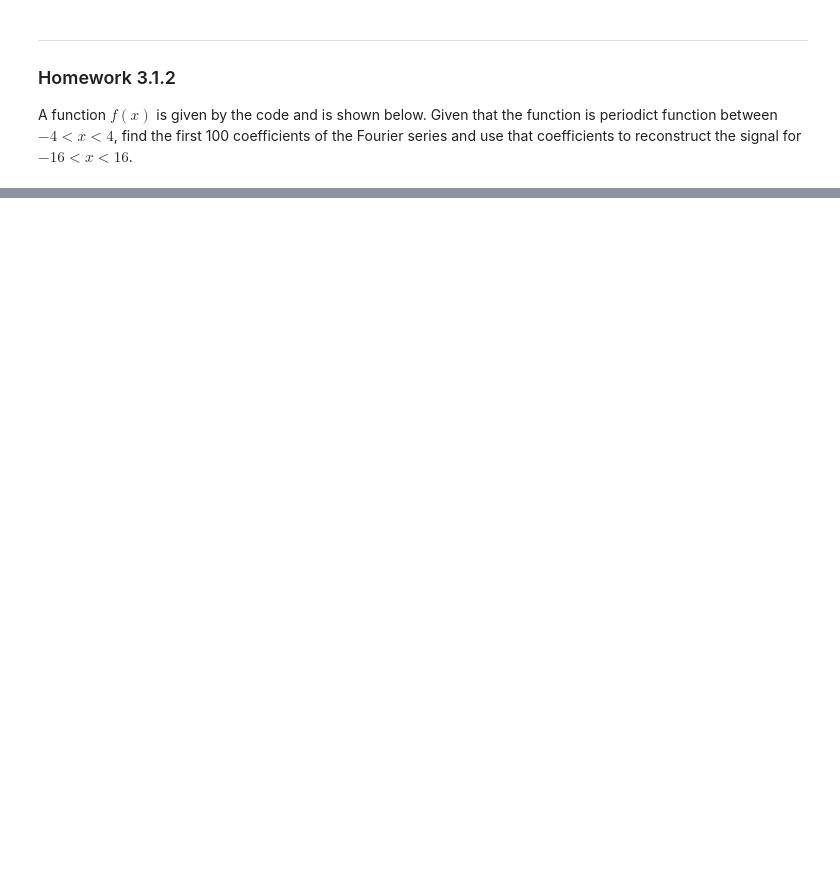
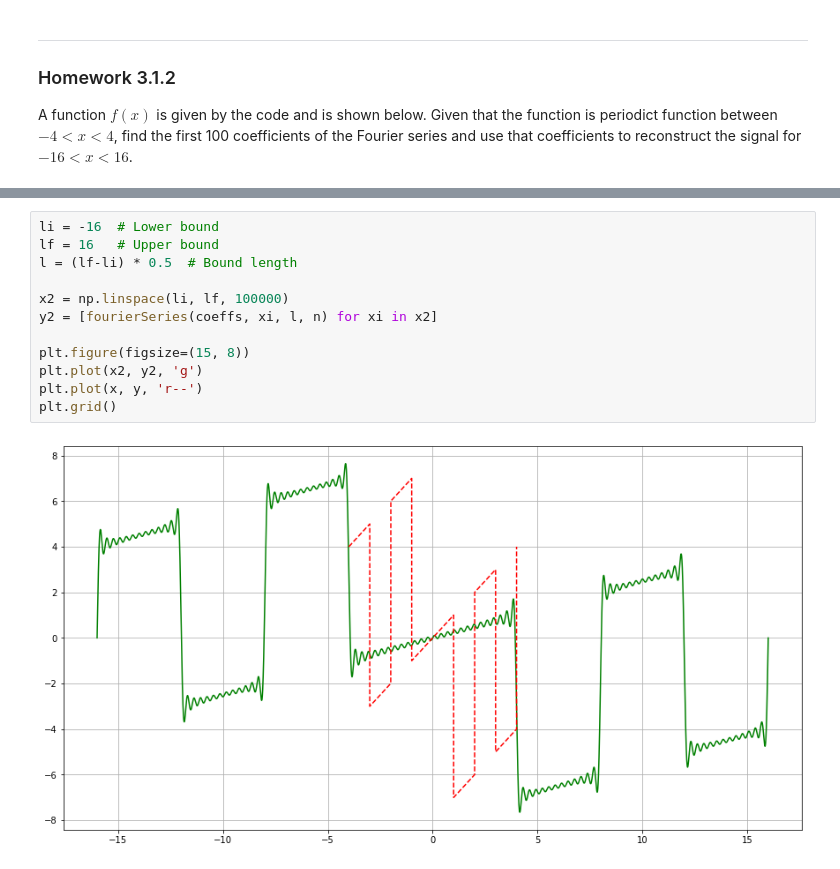
Before and after one commit to narula2000/ssm, a Jupyter notebook: Homework/Homework 3.1.ipynb, the cells around one changed output, grey strips where cells are left out. Saved outputs shown, nothing was run; the diff lists cells and outputs as text; blank space fills up the shorter version.

```diff
--- a/Homework/Homework 3.1.ipynb
+++ b/Homework/Homework 3.1.ipynb
@@ -106,0 +157,14 @@ plt.show()
+# %%
+li = -16  # Lower bound
+lf = 16   # Upper bound
+l = (lf-li) * 0.5  # Bound length
+
+x2 = np.linspace(li, lf, 100000)
+y2 = [fourierSeries(coeffs, xi, l, n) for xi in x2]
+
+plt.figure(figsize=(15, 8))
+plt.plot(x2, y2, 'g')
+plt.plot(x, y, 'r--')
+plt.grid()
+# %% [output]
+[figure, added]
```
Also changed, not shown: parts of 5 cells of this notebook.
